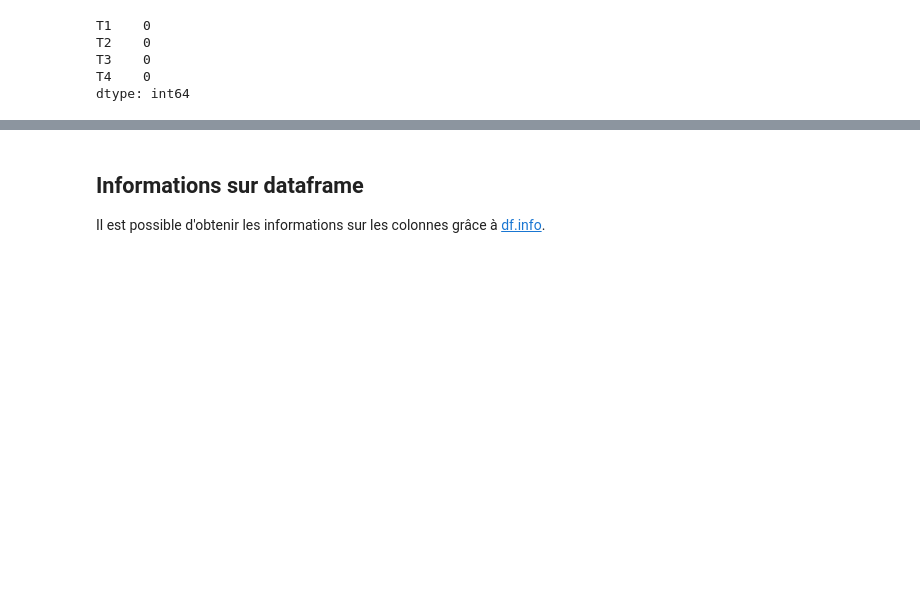
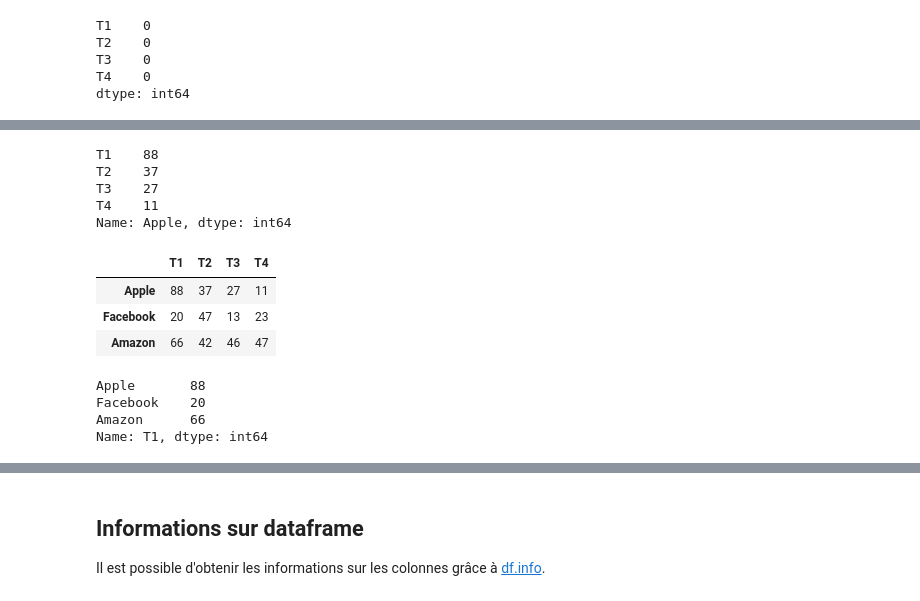
Before and after one commit to DataScIIEnce-ENSIIE/courses-2022-2023, a Jupyter notebook: data-frame-manipulation/pandas.ipynb, the cells around one changed output, grey strips where cells are left out. Drawn from its saved outputs; the diff is of its cells as text; code cells hidden in the pictures; blank space fills up the shorter version.

```diff
--- a/data-frame-manipulation/pandas.ipynb
+++ b/data-frame-manipulation/pandas.ipynb
@@ -98,3 +134,27 @@ df.iloc[:1]
+# %%
+# récupérer la première ligne
+df.iloc[0]
+# %% [output]
+T1    88
+T2    37
+T3    27
+T4    11
+Name: Apple, dtype: int64
+# %%
+df
+# %% [output]
+|  | T1 | T2 | T3 | T4 |
+| Apple | 88 | 37 | 27 | 11 |
+| Facebook | 20 | 47 | 13 | 23 |
+| Amazon | 66 | 42 | 46 | 47 |
+# %%
+# récupérer la première colonne
+df.iloc[:,0]
+# %% [output]
+Apple       88
+Facebook    20
+Amazon      66
+Name: T1, dtype: int64
 # %%
 # localiser les éléments par label de position
 df.loc[:"Apple"]
```
Also changed, not shown: parts of 36 cells of this notebook.
